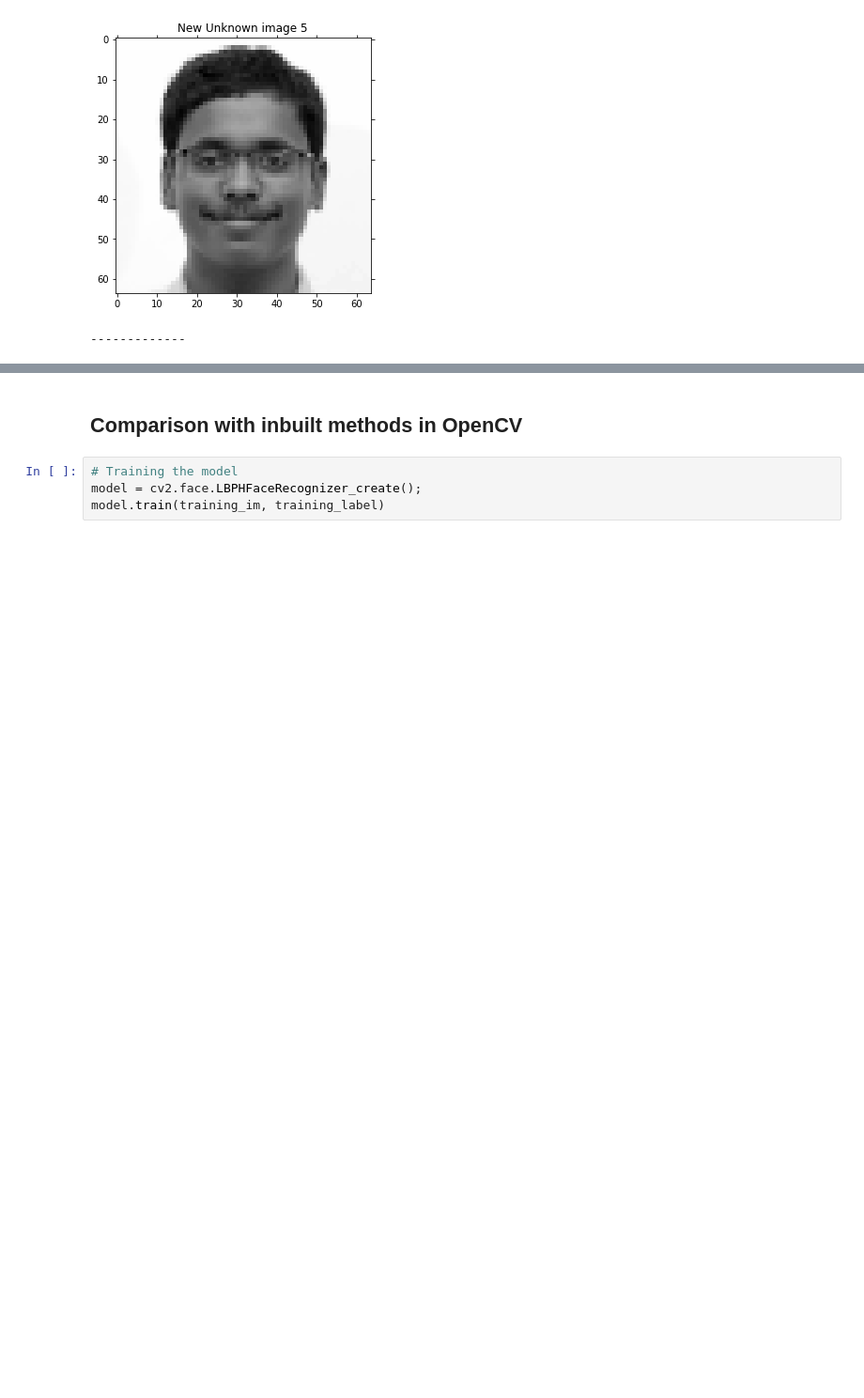
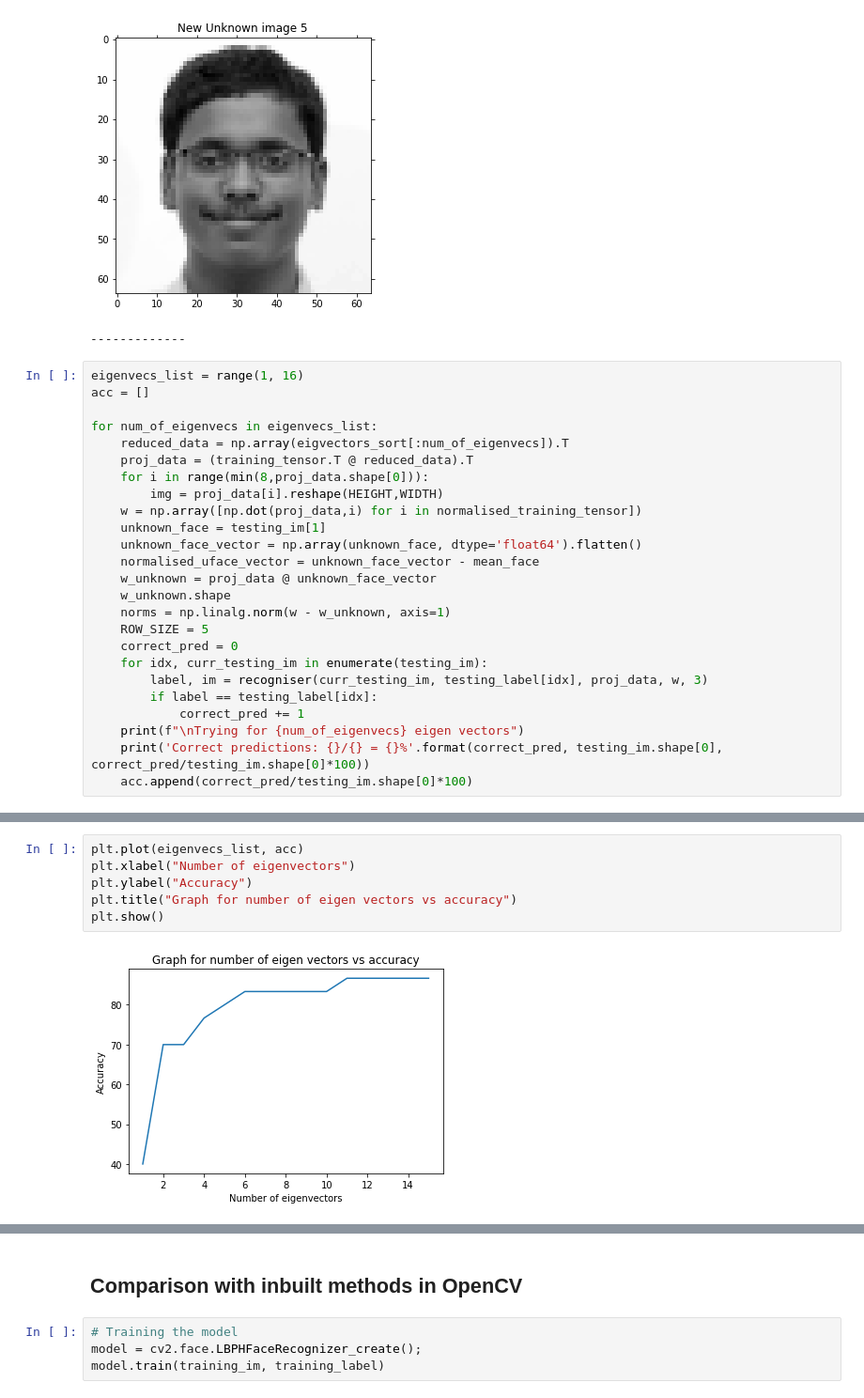
Before and after one commit to Rutvij-1/Eigen-Faces-SMAI-M21-project, a Jupyter notebook: FINALFINAL.ipynb, the cells around one changed output, grey strips where cells are left out. Shown at 94% size. Drawn from its saved outputs; the diff is of its cells as text; blank space fills up the shorter version.

```diff
--- a/FINALFINAL.ipynb
+++ b/FINALFINAL.ipynb
@@ -420,3 +420,28 @@ Detected image from training images index 132 and distance value 42364121.895962
 Face recognised, but did not find it in the dataset
 [figure]
 -------------
+# %%
+eigenvecs_list = range(1, 16)
+acc = []
+
+for num_of_eigenvecs in eigenvecs_list:
+    reduced_data = np.array(eigvectors_sort[:num_of_eigenvecs]).T
+    proj_data = (training_tensor.T @ reduced_data).T
+    for i in range(min(8,proj_data.shape[0])):
+        img = proj_data[i].reshape(HEIGHT,WIDTH)
+    w = np.array([np.dot(proj_data,i) for i in normalised_training_tensor])
+    unknown_face = testing_im[1]
+    unknown_face_vector = np.array(unknown_face, dtype='float64').flatten()
+    normalised_uface_vector = unknown_face_vector - mean_face
+    w_unknown = proj_data @ unknown_face_vector
+    w_unknown.shape
+    norms = np.linalg.norm(w - w_unknown, axis=1)
+    ROW_SIZE = 5
+    correct_pred = 0
+    for idx, curr_testing_im in enumerate(testing_im):
+        label, im = recogniser(curr_testing_im, testing_label[idx], proj_data, w, 3)
+        if label == testing_label[idx]:
+            correct_pred += 1
+    print(f"\nTrying for {num_of_eigenvecs} eigen vectors")
+    print('Correct predictions: {}/{} = {}%'.format(correct_pred, testing_im.shape[0], correct_pred/testing_im.shape[0]*100))
+    acc.append(correct_pred/testing_im.shape[0]*100)
@@ -422,0 +466,8 @@ Face recognised, but did not find it in the dataset
+# %%
+plt.plot(eigenvecs_list, acc)
+plt.xlabel("Number of eigenvectors")
+plt.ylabel("Accuracy")
+plt.title("Graph for number of eigen vectors vs accuracy")
+plt.show()
+# %% [output]
+[figure, added]
```
Also changed, not shown: parts of 2 cells of this notebook, 3 other files.
